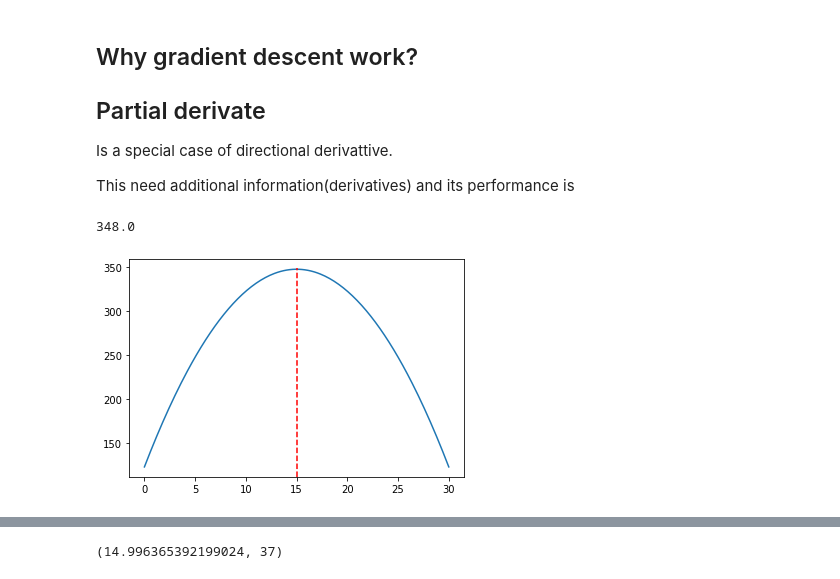
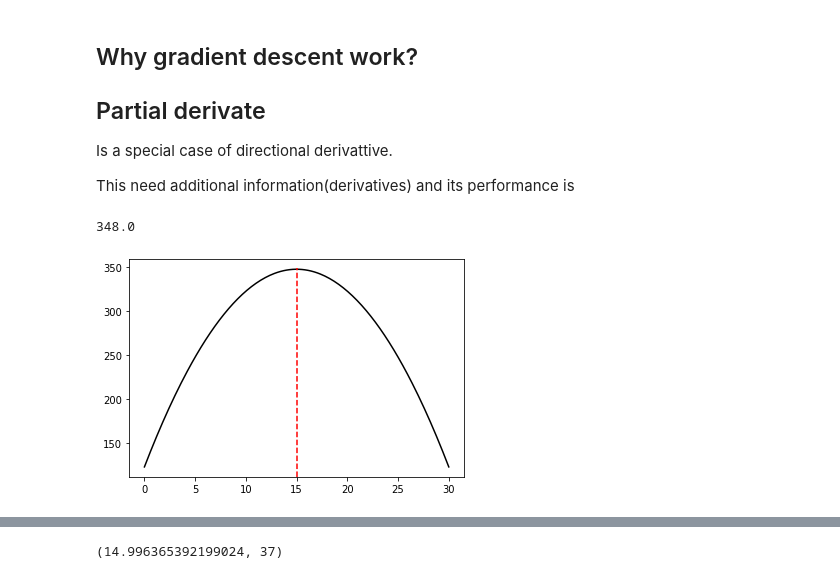
Before and after one commit to it-ces/GA-OPTA-PUJ, a Jupyter notebook: Untitled.ipynb, the cells around one changed output, grey strips where cells are left out. Saved outputs shown, nothing was run; the diff lists cells and outputs as text; code cells hidden in the pictures.

```diff
--- a/Untitled.ipynb
+++ b/Untitled.ipynb
@@ -142,18 +143,18 @@ This need additional information(derivatives) and its performance is
 # %%
 a,b,c = -1, 30, 123
 
 domL,domU = 0,30
 
 def optimal(a,b):
   return -b/(2*a)
 
 def fitness(x,a,b,c):
   return a*(x**2) + b*x + c
 y = [fitness(x,a,b,c) for x in np.linspace(domL, domU , 200)]
-plt.plot(np.linspace(domL, domU, 200), y)
-
+plt.plot(np.linspace(domL, domU, 200), y , color='black')
 plt.axvline(x = optimal(a,b), color = 'red', linestyle='--', ymax =0.96)
 print(fitness(optimal(a,b),a,b,c))
+plt.savefig('quadratic.eps', format='eps')
 # %% [output]
 348.0
-[figure, old version]
+[figure, new version]
```
Also changed, not shown: parts of 8 cells of this notebook.
